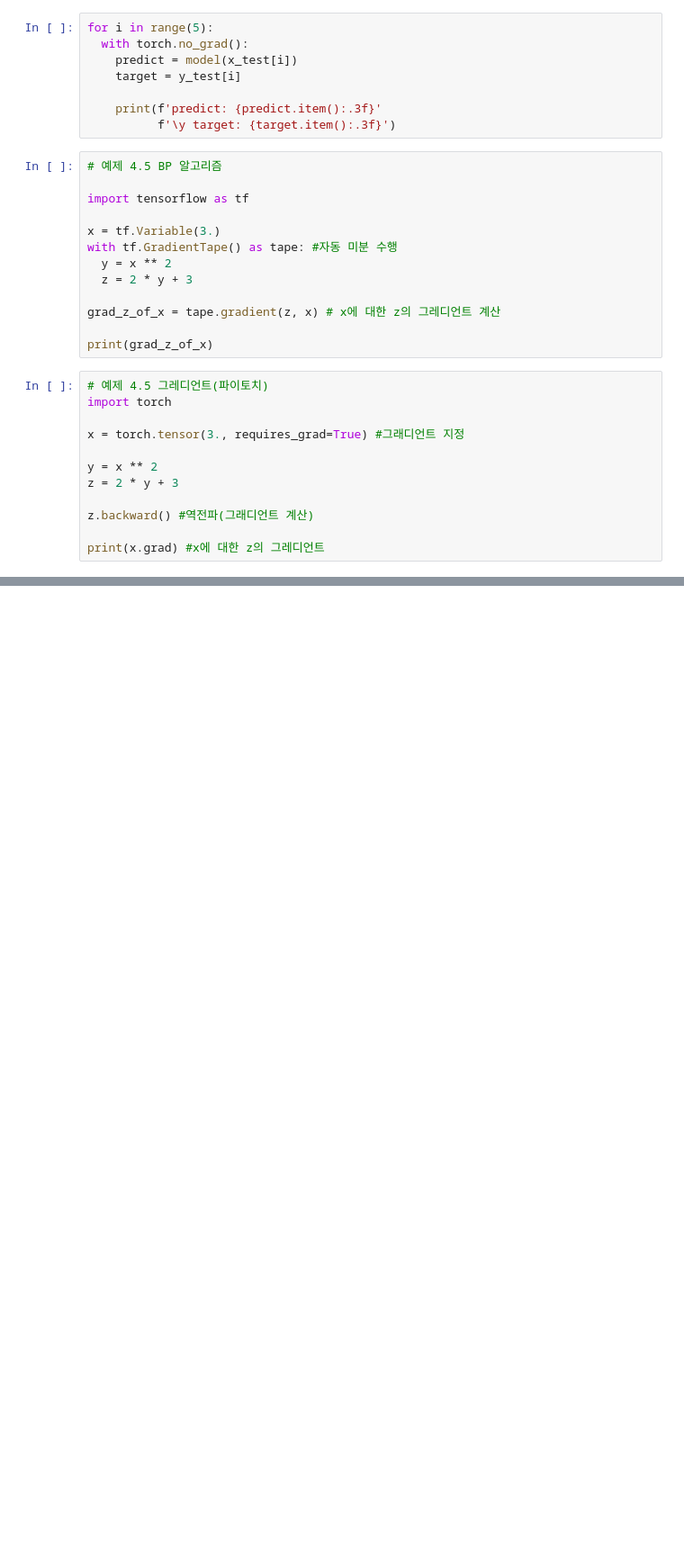
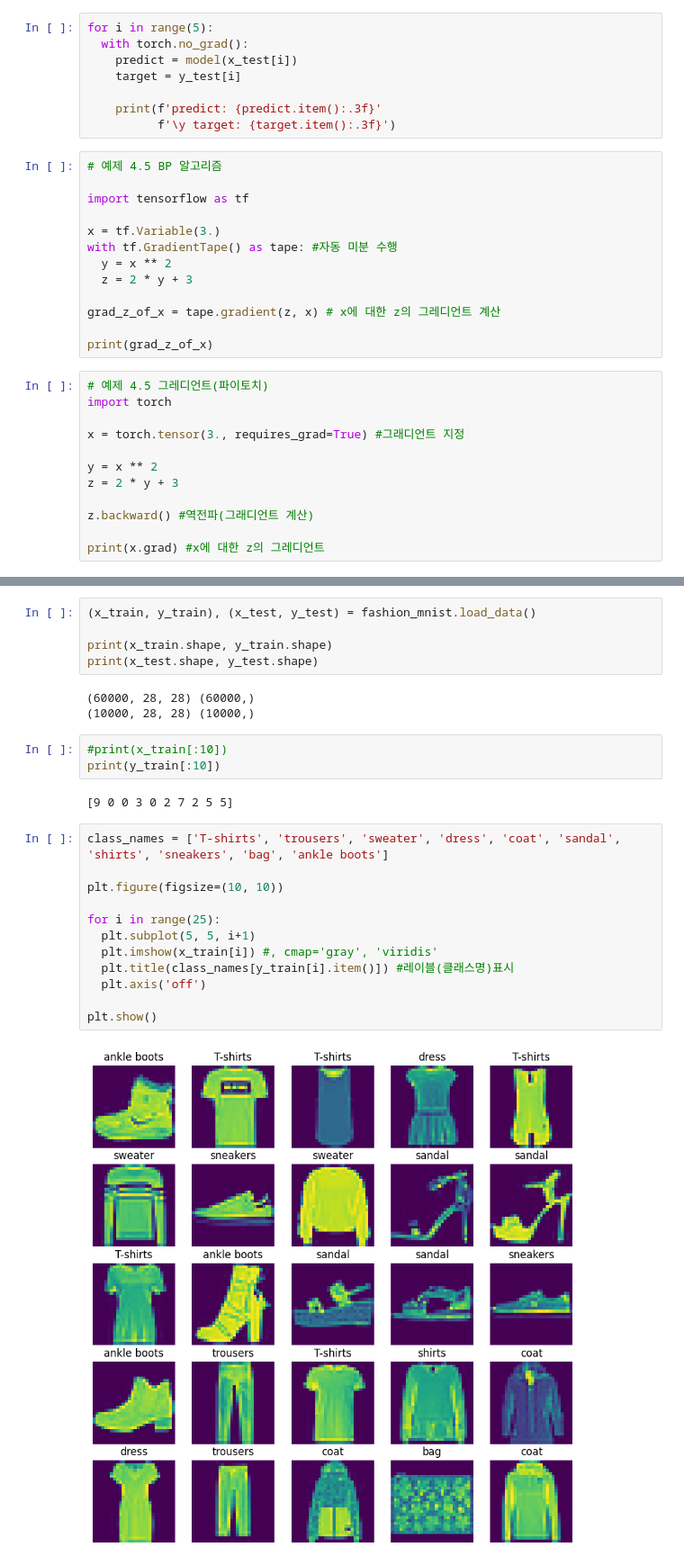
Before and after one commit to won-hj/deep-learning, a Jupyter notebook: 신경망을_활용한_딥러닝_실습.ipynb, the cells around one changed output, grey strips where cells are left out. Shown at 90% size. Saved outputs shown, nothing was run; the diff lists cells and outputs as text; blank space fills up the shorter version.

```diff
--- a/신경망을_활용한_딥러닝_실습.ipynb
+++ b/신경망을_활용한_딥러닝_실습.ipynb
@@ -1321,0 +1332,27 @@ print(x.grad) #x에 대한 z의 그레디언트
+# %%
+(x_train, y_train), (x_test, y_test) = fashion_mnist.load_data()
+
+print(x_train.shape, y_train.shape)
+print(x_test.shape, y_test.shape)
+# %% [output]
+(60000, 28, 28) (60000,)
+(10000, 28, 28) (10000,)
+# %%
+#print(x_train[:10])
+print(y_train[:10])
+# %% [output]
+[9 0 0 3 0 2 7 2 5 5]
+# %%
+class_names = ['T-shirts', 'trousers', 'sweater', 'dress', 'coat', 'sandal', 'shirts', 'sneakers', 'bag', 'ankle boots']
+
+plt.figure(figsize=(10, 10))
+
+for i in range(25):
+  plt.subplot(5, 5, i+1)
+  plt.imshow(x_train[i]) #, cmap='gray', 'viridis'
+  plt.title(class_names[y_train[i].item()]) #레이블(클래스명)표시
+  plt.axis('off')
+
+plt.show()
+# %% [output]
+[figure, added]
```
Also changed, not shown: parts of 9 cells of this notebook.
